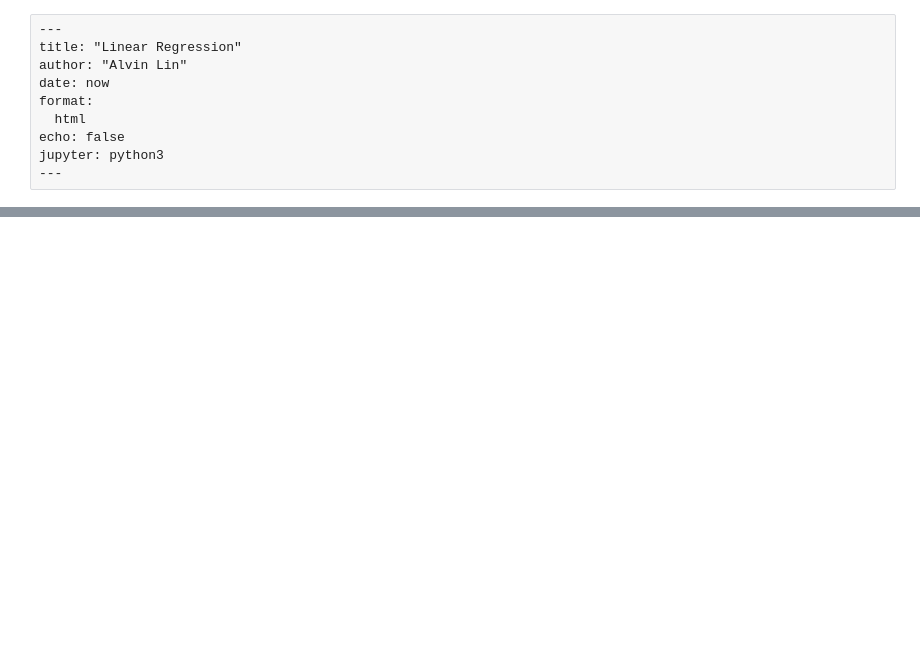
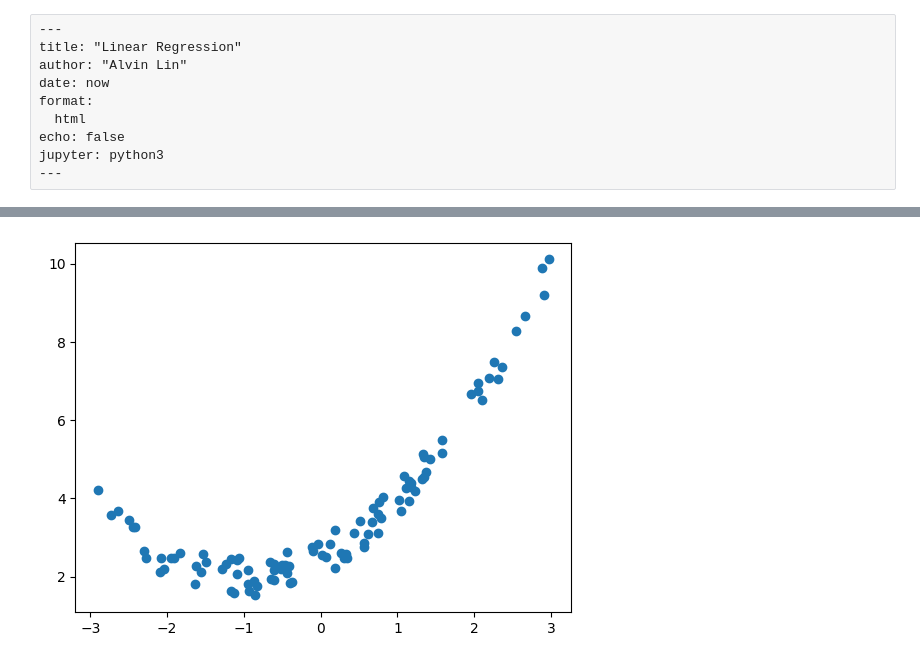
Before and after one commit to alvinlin0824/Machine-Learning, a Jupyter notebook: linearregression.ipynb, the cells around one changed output, grey strips where cells are left out. Drawn from its saved outputs; the diff is of its cells as text; code cells hidden in the pictures; blank space fills up the shorter version.

```diff
--- a/linearregression.ipynb
+++ b/linearregression.ipynb
@@ -82,0 +71,8 @@ plt.show()
+# %%
+#| label: Polynomial-Regression
+# (100,1)
+np.random.seed(123)
+x = 6 * np.random.rand(100,1) - 3
+y = 0.5 * x**2 + x + 2 + np.random.rand(100,1)
+# %% [output]
+[figure, added]
```
Also changed, not shown: parts of 7 cells of this notebook.
